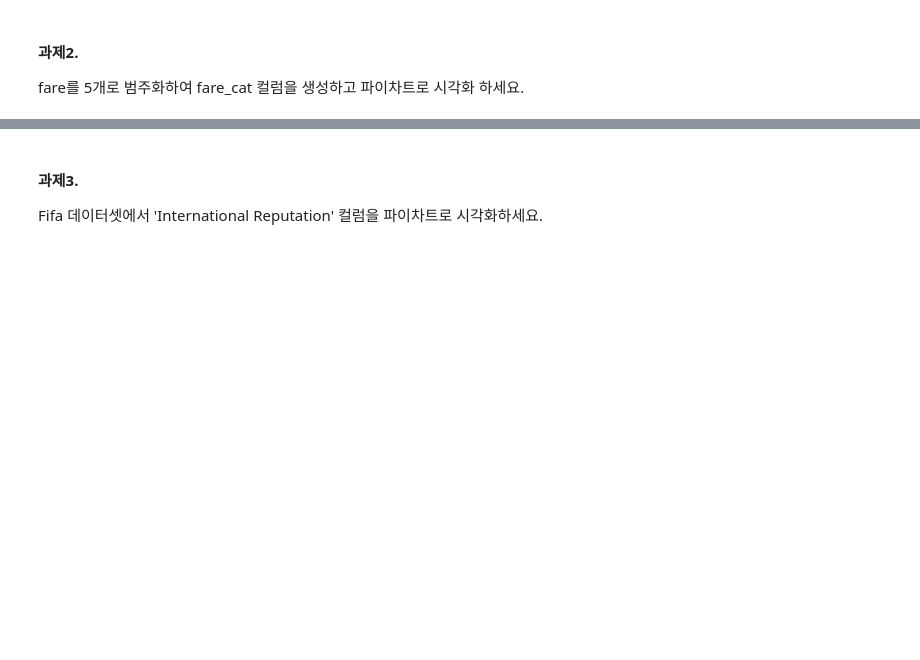
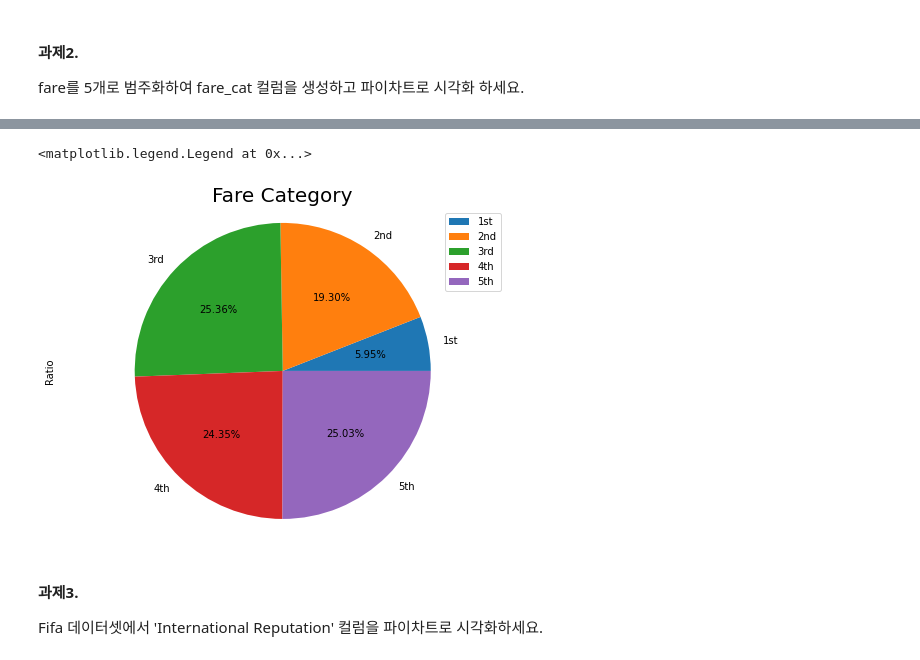
Before and after one commit to bnv20/kdt9, a Jupyter notebook: m2_분석라이브러리/visualization/시각화1_guide.ipynb, the cells around one changed output, grey strips where cells are left out. Cells and saved outputs as stored; diff of their text form; code cells hidden in the pictures; blank space fills up the shorter version.

```diff
--- a/m2_분석라이브러리/visualization/시각화1_guide.ipynb
+++ b/m2_분석라이브러리/visualization/시각화1_guide.ipynb
@@ -743,3 +812,31 @@ fare를 5개로 범주화하여 fare_cat 컬럼을 생성하고 파이차트로
+# %%
+import seaborn as sns
+df = sns.load_dataset('titanic')
+
+def fare_cat(fare):
+    cat=''
+    if fare < 7.91 : cat = '5th'
+    elif fare < 14.45 : cat = '4th'
+    elif fare < 31 : cat = '3rd'
+    elif fare < 100 : cat = '2nd'
+    else : cat= '1st'
+    return cat
+
+df['fare_cat'] = df['fare'].apply(lambda x: fare_cat(x))
+
+df['Ratio'] = 1
+
+df_fare_cat=df.groupby('fare_cat').sum()
+df_fare_cat.Ratio.plot(kind='pie',
+                     figsize=(8,6),
+                     autopct='%.2f%%',
+                     startangle=0)
+plt.title('Fare Category', size=20)
+plt.axis('equal')
+plt.legend(labels=df_fare_cat.index, loc='best')
+# %% [output]
+<matplotlib.legend.Legend at 0x...>
+[figure, added]
 # %% [markdown]
 #### 과제3.
 Fifa 데이터셋에서 'International Reputation' 컬럼을 파이차트로 시각화하세요.
```
Also changed, not shown: parts of 29 cells of this notebook.
